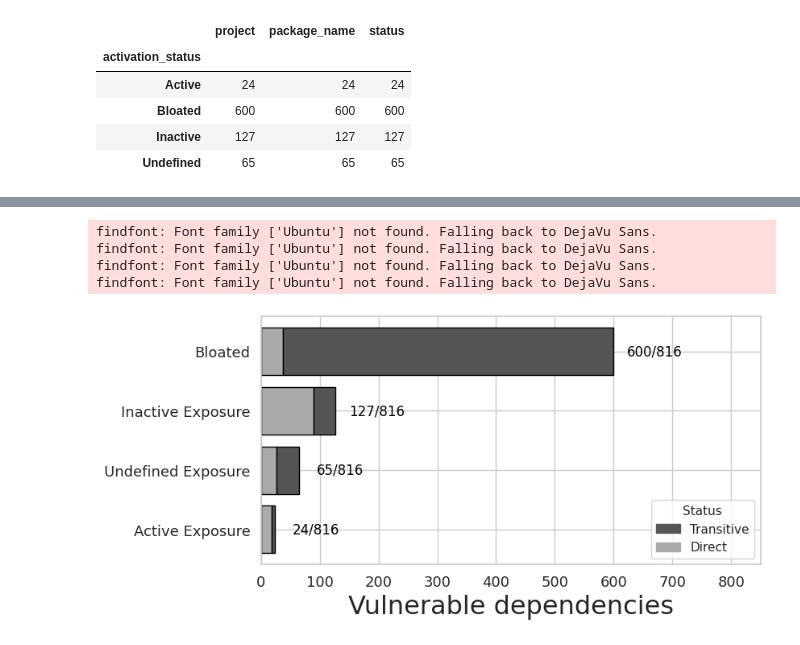
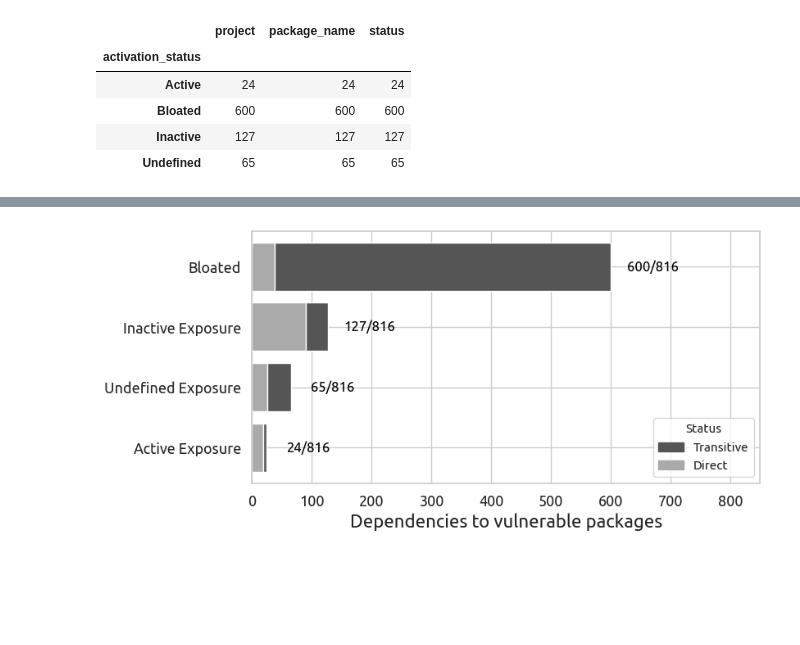
Before and after one commit to gdrosos/bloat-study-artifact, a Jupyter notebook: analysis/rq2.ipynb, the cells around one changed output, grey strips where cells are left out. Saved outputs shown, nothing was run; the diff lists cells and outputs as text; code cells hidden in the pictures; blank space fills up the shorter version.

Commit message:
update figure

```diff
--- a/analysis/rq2.ipynb
+++ b/analysis/rq2.ipynb
@@ -9,7 +9,7 @@ sns.set(style="whitegrid")
 plt.rcParams['font.family'] = 'Ubuntu'
 plt.rcParams['font.serif'] = 'Ubuntu'
 plt.rcParams['font.monospace'] = 'Inconsolata Medium'
-plt.rcParams['axes.labelsize'] = 23
+plt.rcParams['axes.labelsize'] = 18
 plt.rcParams['axes.titlesize'] = 23
 plt.rcParams['xtick.labelsize'] = 13
 plt.rcParams['ytick.labelsize'] = 13
@@ -97,37 +95,33 @@ palette = sns.color_palette("gray", len(statuses))
 color_dict = dict(zip(statuses, palette))
 
 fig, ax = plt.subplots()
 
 # Create bars for each activation_status and color them by status
 bottoms = {activation_status: 0 for activation_status in sorted_activation_statuses}
 for activation_status in sorted_activation_statuses:
     rows = grouped_df[grouped_df['activation_status'] == activation_status]
     for index, row in rows.iterrows():
         ax.barh(label_mapping[row['activation_status']], row['counts'], color=color_dict[row['status']],
-                left=bottoms[row['activation_status']], edgecolor='black', label=row['status'])
+                left=bottoms[row['activation_status']], edgecolor=None, label=row['status'])
         bottoms[row['activation_status']] += row['counts']
 
     # Annotating total at the end of the bar
     total = bottoms[activation_status]
     ax.annotate(f'{total}/'+f'{df["project"].count()}',
                 xy=(total + 70, label_mapping[activation_status]),
                 ha='center', va='center',
                 color='black')
 
 # Create a legend for each status
 handles = [plt.Rectangle((0,0),1,1, color=color_dict[label]) for label in statuses]
 ax.legend(handles, statuses, title='Status', fontsize=11, title_fontsize=11, loc='lower right')
 
-ax.set_xlabel('Vulnerable dependencies')
+ax.set_xlabel('Dependencies to vulnerable packages', fontsize=16)
 ax.set_xlim(0, 750 + 100)  # Adjusted xlim to accommodate the annotations
 
 plt.gca().invert_yaxis()
 
 plt.savefig("figures/rq2.pdf", bbox_inches='tight')
 plt.show()
 # %% [output]
-findfont: Font family ['Ubuntu'] not found. Falling back to DejaVu Sans.
-findfont: Font family ['Ubuntu'] not found. Falling back to DejaVu Sans.
-findfont: Font family ['Ubuntu'] not found. Falling back to DejaVu Sans.
-findfont: Font family ['Ubuntu'] not found. Falling back to DejaVu Sans.
-[figure, old version]
+[figure, new version]
```
Also changed, not shown: parts of 1 cell of this notebook, 1 other file.
